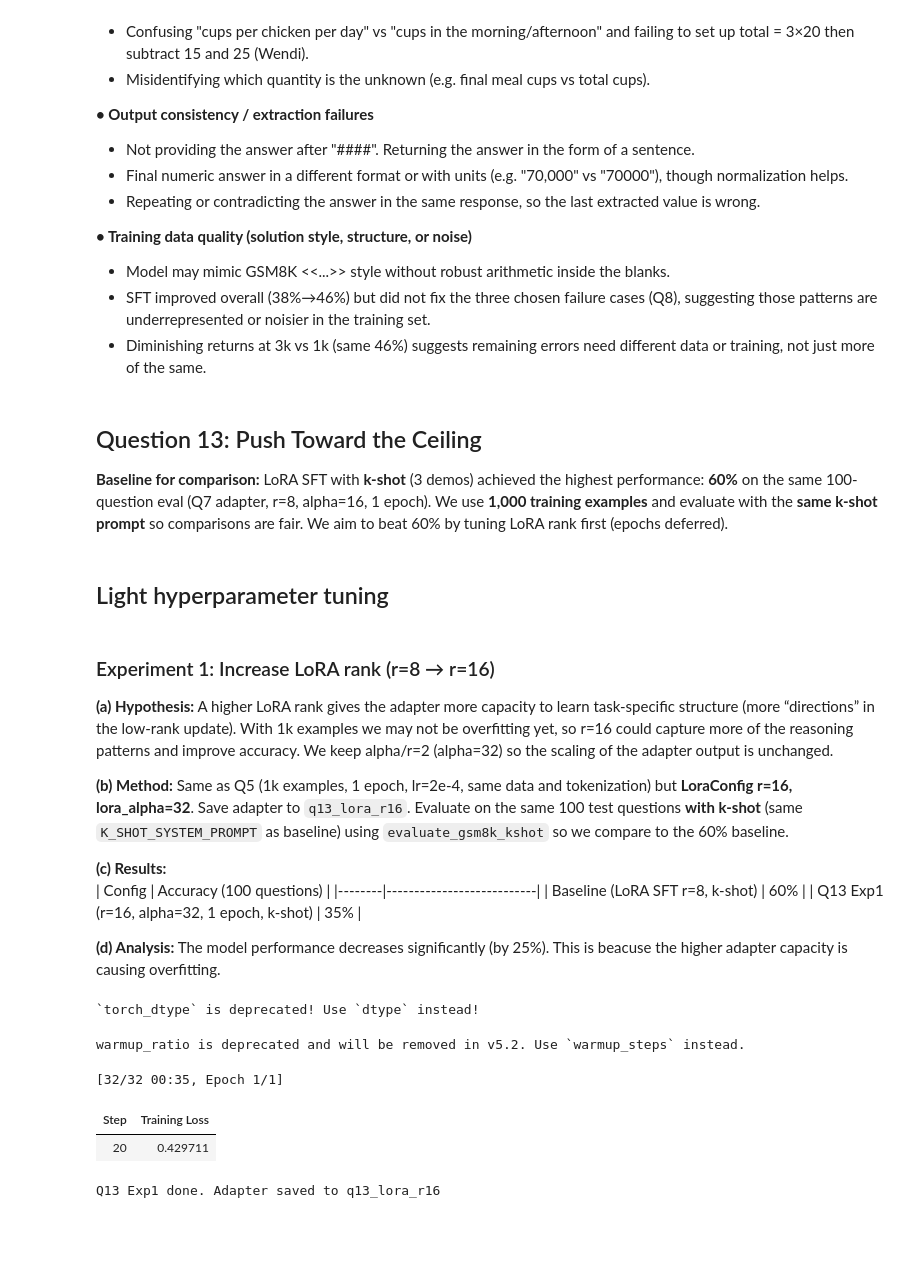
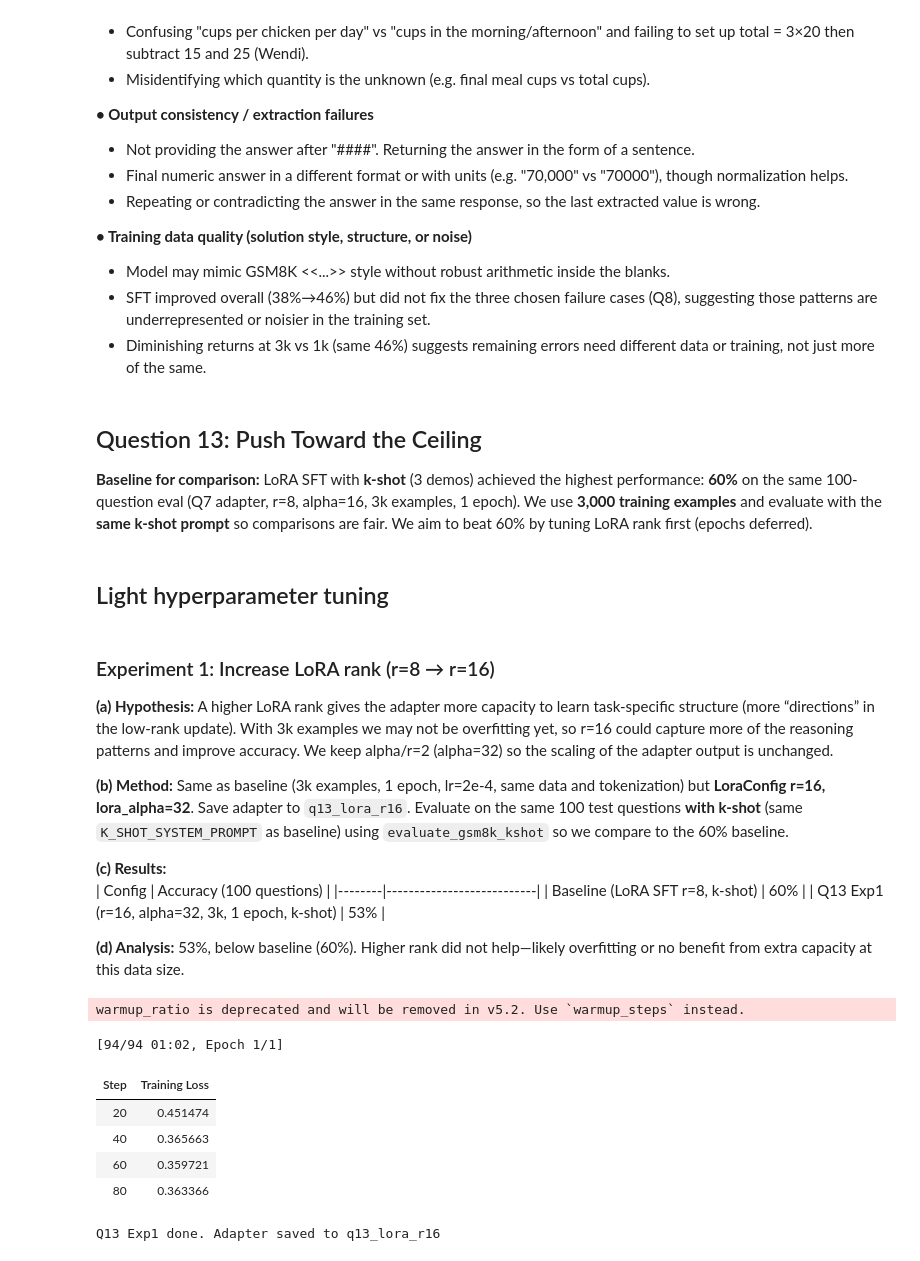
Before and after one commit to k-aryaman/llm-math-finetuning, a Jupyter notebook: main.ipynb, the cells around one changed output. Drawn from its saved outputs; the diff is of its cells as text; code cells hidden in the pictures; blank space fills up the shorter version.

Commit message:
re-run 2 experiments

```diff
--- a/main.ipynb
+++ b/main.ipynb
@@ -1035,25 +1035,25 @@ Who benefits most: The SFT model (Δ = +14% vs Δ = 0% for base). It was trained
 # %% [markdown]
 ## Question 13: Push Toward the Ceiling
 
-**Baseline for comparison:** LoRA SFT with **k-shot** (3 demos) achieved the highest performance: **60%** on the same 100-question eval (Q7 adapter, r=8, alpha=16, 1 epoch). We use **1,000 training examples** and evaluate with the **same k-shot prompt** so comparisons are fair. We aim to beat 60% by tuning LoRA rank first (epochs deferred).
+**Baseline for comparison:** LoRA SFT with **k-shot** (3 demos) achieved the highest performance: **60%** on the same 100-question eval (Q7 adapter, r=8, alpha=16, 3k examples, 1 epoch). We use **3,000 training examples** and evaluate with the **same k-shot prompt** so comparisons are fair. We aim to beat 60% by tuning LoRA rank first (epochs deferred).
 # %% [markdown]
 ## Light hyperparameter tuning
 # %% [markdown]
 ### Experiment 1: Increase LoRA rank (r=8 → r=16)
 
-**(a) Hypothesis:** A higher LoRA rank gives the adapter more capacity to learn task-specific structure (more “directions” in the low-rank update). With 1k examples we may not be overfitting yet, so r=16 could capture more of the reasoning patterns and improve accuracy. We keep alpha/r=2 (alpha=32) so the scaling of the adapter output is unchanged.
+**(a) Hypothesis:** A higher LoRA rank gives the adapter more capacity to learn task-specific structure (more “directions” in the low-rank update). With 3k examples we may not be overfitting yet, so r=16 could capture more of the reasoning patterns and improve accuracy. We keep alpha/r=2 (alpha=32) so the scaling of the adapter output is unchanged.
 
-**(b) Method:** Same as Q5 (1k examples, 1 epoch, lr=2e-4, same data and tokenization) but **LoraConfig r=16, lora_alpha=32**. Save adapter to `q13_lora_r16`. Evaluate on the same 100 test questions **with k-shot** (same `K_SHOT_SYSTEM_PROMPT` as baseline) using `evaluate_gsm8k_kshot` so we compare to the 60% baseline.
+**(b) Method:** Same as baseline (3k examples, 1 epoch, lr=2e-4, same data and tokenization) but **LoraConfig r=16, lora_alpha=32**. Save adapter to `q13_lora_r16`. Evaluate on the same 100 test questions **with k-shot** (same `K_SHOT_SYSTEM_PROMPT` as baseline) using `evaluate_gsm8k_kshot` so we compare to the 60% baseline.
 
 **(c) Results:**
 | Config | Accuracy (100 questions) |
 |--------|---------------------------|
 | Baseline (LoRA SFT r=8, k-shot) | 60% |
-| Q13 Exp1 (r=16, alpha=32, 1 epoch, k-shot) | 35% |
+| Q13 Exp1 (r=16, alpha=32, 3k, 1 epoch, k-shot) | 53% |
 
-**(d) Analysis:** The model performance decreases significantly (by 25%). This is beacuse the higher adapter capacity is causing overfitting.
+**(d) Analysis:** 53%, below baseline (60%). Higher rank did not help—likely overfitting or no benefit from extra capacity at this data size.
 # %%
-# Q13 Experiment 1: Train LoRA with r=16, alpha=32 (1 epoch, 1k examples) — same setup as Q5 otherwise
+# Q13 Experiment 1: Train LoRA with r=16, alpha=32 (1 epoch, 3k examples) — same setup as baseline (Q7)
 import torch
 from datasets import load_dataset
 from transformers import AutoModelForCausalLM, AutoTokenizer, Trainer, TrainingArguments
@@ -1063,7 +1063,7 @@ MODEL_NAME = "Qwen/Qwen2.5-1.5B-Instruct"
 MAX_SEQ_LENGTH = 1024
 OUTPUT_DIR_Q13_R16 = "q13_lora_r16"
 
-gsm8k_train_3k = load_dataset("openai/gsm8k", "main", split="train").select(range(1000))
+gsm8k_train_3k = load_dataset("openai/gsm8k", "main", split="train").select(range(3000))
 tokenizer = AutoTokenizer.from_pretrained(MODEL_NAME)
 if tokenizer.pad_token is None:
     tokenizer.pad_token = tokenizer.eos_token
@@ -1085,43 +1085,45 @@ def tokenize_sft_q13(ex):
     labels = [-100] * prompt_len + full_ids[prompt_len:] if prompt_len < len(full_ids) else full_ids
     return {"input_ids": full_ids, "labels": labels, "attention_mask": [1] * len(full_ids)}
 
-train_ds = gsm8k_train_3k.map(tokenize_sft_q13, remove_columns=gsm8k_train_3k.column_names, desc="Tokenize Q13 r16")
+train_ds = gsm8k_train_3k.map(tokenize_sft_q13, remove_columns=gsm8k_train_3k.column_names, desc="Tokenize Q13 r16 (3k)")
 
 def collate_fn(batch):
     pad_id = tokenizer.pad_token_id
     max_len = min(max(len(b["input_ids"]) for b in batch), MAX_SEQ_LENGTH)
     input_ids = []
     labels = []
     attention_mask = []
     for b in batch:
         ids, lbls = b["input_ids"][:max_len], b["labels"][:max_len]
         pad_len = max_len - len(ids)
         input_ids.append(ids + [pad_id] * pad_len)
         labels.append(lbls + [-100] * pad_len)
         attention_mask.append([1] * len(ids) + [0] * pad_len)
     return {"input_ids": torch.tensor(input_ids), "labels": torch.tensor(labels), "attention_mask": torch.tensor(attention_mask)}
 
 model = AutoModelForCausalLM.from_pretrained(MODEL_NAME, torch_dtype=torch.bfloat16, device_map="auto", attn_implementation="eager")
 model = get_peft_model(model, LoraConfig(r=16, lora_alpha=32, lora_dropout=0.05, target_modules=["q_proj","k_proj","v_proj","o_proj"], bias="none", task_type="CAUSAL_LM"))
 
 trainer = Trainer(
     model=model,
     args=TrainingArguments(output_dir=OUTPUT_DIR_Q13_R16, per_device_train_batch_size=8, gradient_accumulation_steps=4,
         learning_rate=2e-4, lr_scheduler_type="cosine", warmup_ratio=0.05, num_train_epochs=1, bf16=True, logging_steps=20, save_strategy="epoch"),
     train_dataset=train_ds,
     data_collator=collate_fn,
 )
 trainer.train()
 trainer.save_model(OUTPUT_DIR_Q13_R16)
 tokenizer.save_pretrained(OUTPUT_DIR_Q13_R16)
 print(f"Q13 Exp1 done. Adapter saved to {OUTPUT_DIR_Q13_R16}")
 # %% [output]
-`torch_dtype` is deprecated! Use `dtype` instead!
+warmup_ratio is deprecated and will be removed in v5.2. Use `warmup_steps` instead.
-warmup_ratio is deprecated and will be removed in v5.2. Use `warmup_steps` instead.
+[94/94 01:02, Epoch 1/1]
+| Step | Training Loss |
+| 20 | 0.451474 |
+| 40 | 0.365663 |
+| 60 | 0.359721 |
+| 80 | 0.363366 |
-[32/32 00:35, Epoch 1/1]
+Q13 Exp1 done. Adapter saved to q13_lora_r16
-| Step | Training Loss |
-| 20 | 0.429711 |
-Q13 Exp1 done. Adapter saved to q13_lora_r16
 # %%
 # Q13 Exp1: Evaluate r=16 adapter on same 100 questions WITH k-shot (compare to 60% baseline)
 # Run first 2 cells of Q10 again
```
Also changed, not shown: parts of 4 cells of this notebook.
